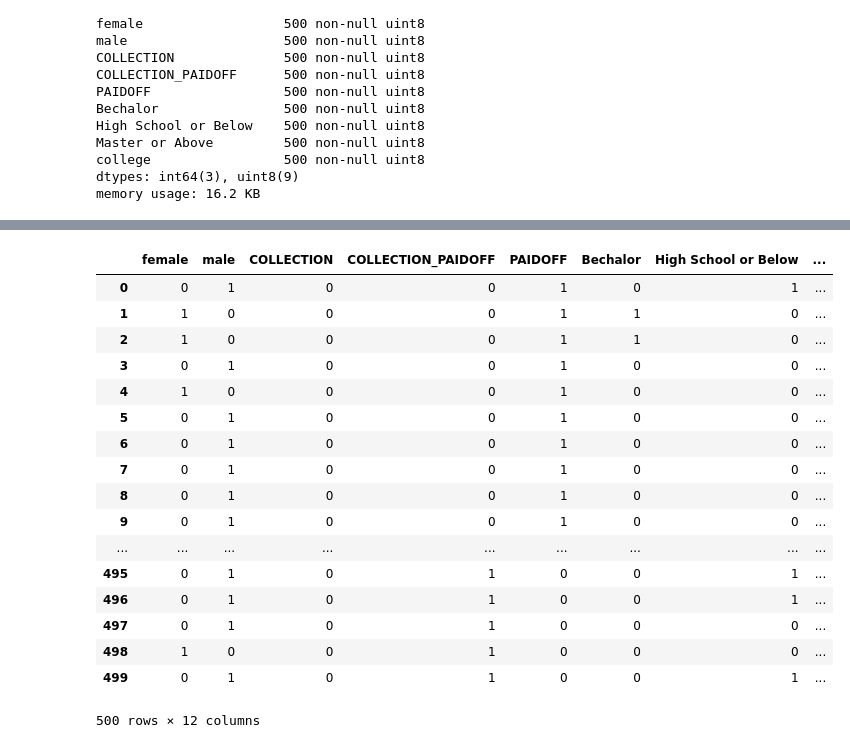
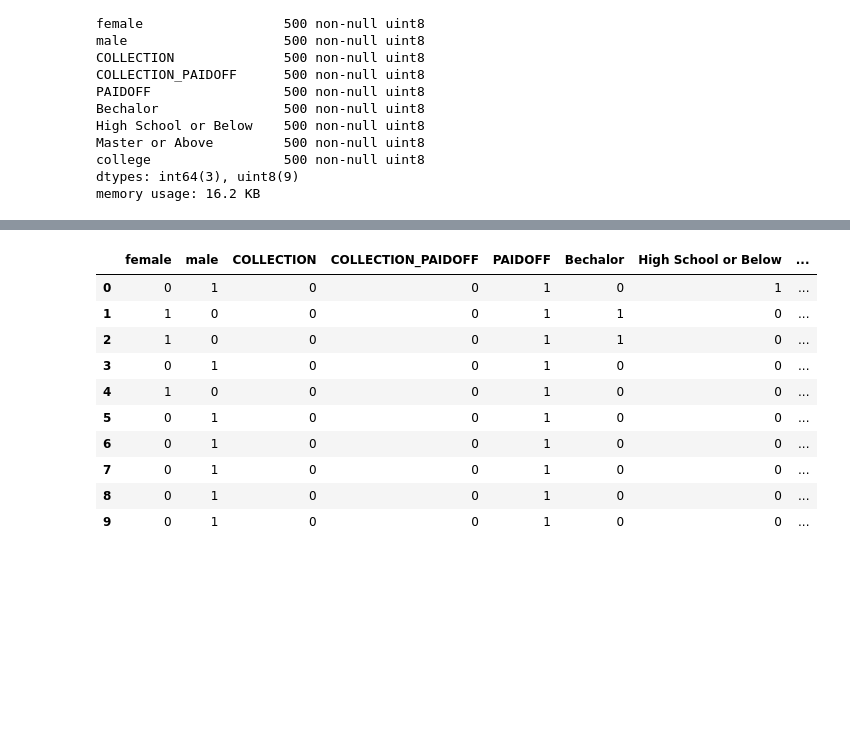
Before and after one commit to skcript/normalization, a Jupyter notebook: example_notebook.ipynb, the cells around one changed output, grey strips where cells are left out. Saved outputs shown, nothing was run; the diff lists cells and outputs as text; code cells hidden in the pictures; blank space fills up the shorter version.

```diff
--- a/example_notebook.ipynb
+++ b/example_notebook.ipynb
@@ -251,25 +195,18 @@ df_norm
 df = df.drop(['Principal', 'terms', 'age'], axis=1)
 df = pd.concat([df,df_norm], axis=1)
 # %%
-df
+df[:10]
 # %% [output]
 |  | female | male | COLLECTION | COLLECTION_PAIDOFF | PAIDOFF | Bechalor | High School or Below | ... |
 | 0 | 0 | 1 | 0 | 0 | 1 | 0 | 1 | ... |
 | 1 | 1 | 0 | 0 | 0 | 1 | 1 | 0 | ... |
 | 2 | 1 | 0 | 0 | 0 | 1 | 1 | 0 | ... |
 | 3 | 0 | 1 | 0 | 0 | 1 | 0 | 0 | ... |
 | 4 | 1 | 0 | 0 | 0 | 1 | 0 | 0 | ... |
 | 5 | 0 | 1 | 0 | 0 | 1 | 0 | 0 | ... |
 | 6 | 0 | 1 | 0 | 0 | 1 | 0 | 0 | ... |
 | 7 | 0 | 1 | 0 | 0 | 1 | 0 | 0 | ... |
 | 8 | 0 | 1 | 0 | 0 | 1 | 0 | 0 | ... |
 | 9 | 0 | 1 | 0 | 0 | 1 | 0 | 0 | ... |
-| ... | ... | ... | ... | ... | ... | ... | ... | ... |
-| 495 | 0 | 1 | 0 | 1 | 0 | 0 | 1 | ... |
-| 496 | 0 | 1 | 0 | 1 | 0 | 0 | 1 | ... |
-| 497 | 0 | 1 | 0 | 1 | 0 | 0 | 0 | ... |
-| 498 | 1 | 0 | 0 | 1 | 0 | 0 | 0 | ... |
-| 499 | 0 | 1 | 0 | 1 | 0 | 0 | 1 | ... |
-500 rows × 12 columns
 # %%
 # Thus the dataset is clean to move further to production
```
Also changed, not shown: parts of 8 cells of this notebook.
